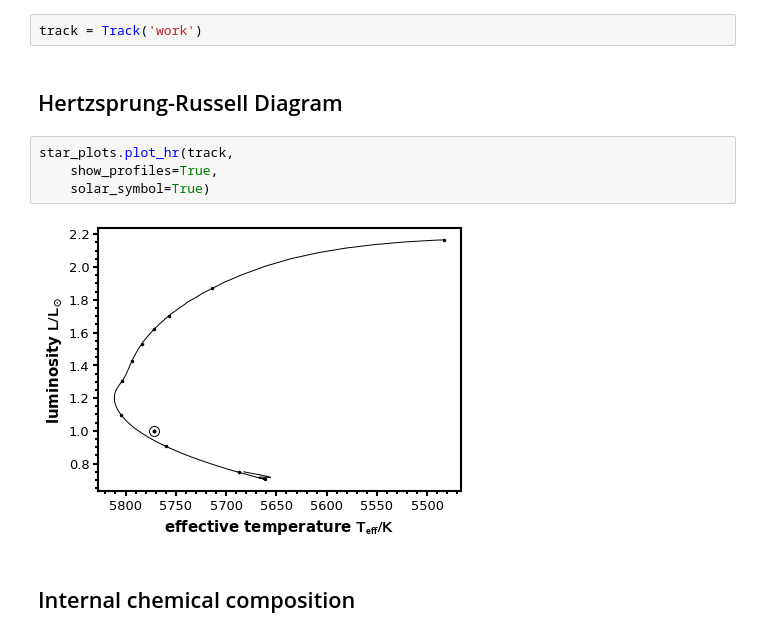
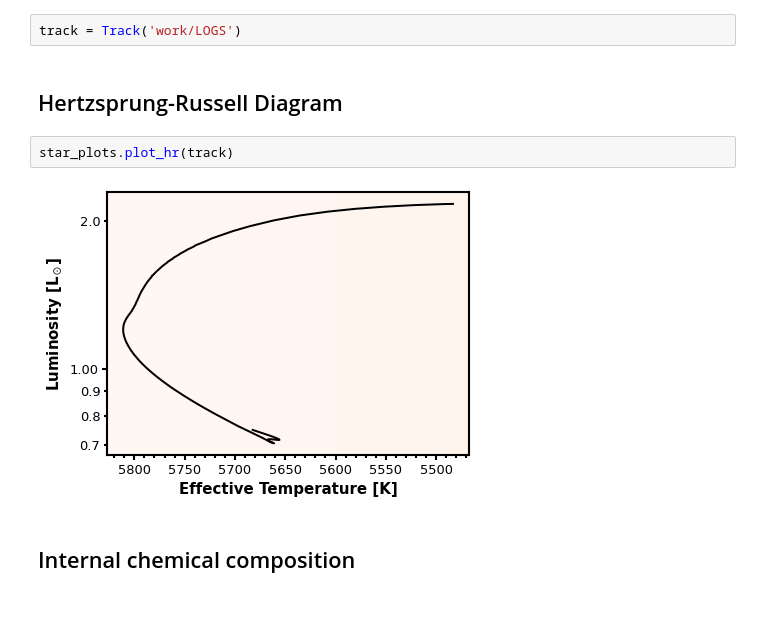
Before and after one commit to earlbellinger/mesagrid, a Jupyter notebook: docs/plotting.ipynb, the cells around one changed output. Drawn from its saved outputs; the diff is of its cells as text; blank space fills up the shorter version.

```diff
--- a/docs/plotting.ipynb
+++ b/docs/plotting.ipynb
@@ -8,15 +11,13 @@ from mesagrid import Track, star_plots
 import matplotlib.pyplot as plt
 plt.style.use('thinfig')
 # %%
-track = Track('work')
+track = Track('work/LOGS')
 # %% [markdown]
 ## Hertzsprung-Russell Diagram
 # %%
-star_plots.plot_hr(track,
-    show_profiles=True,
-    solar_symbol=True)
+star_plots.plot_hr(track)
 # %% [output]
-[figure, old version]
+[figure, new version]
 # %% [markdown]
 ## Internal chemical composition
 # %%
```
Also changed, not shown: parts of 1 cell of this notebook, 2 other files.
